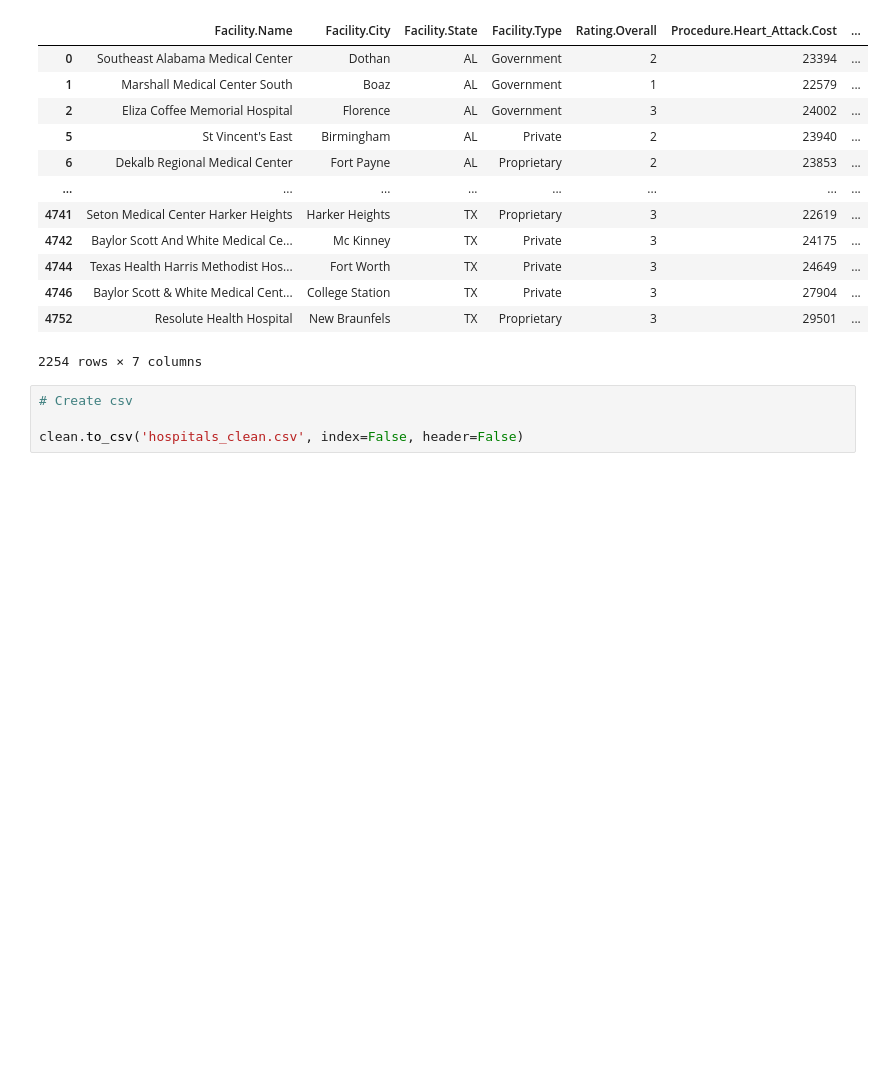
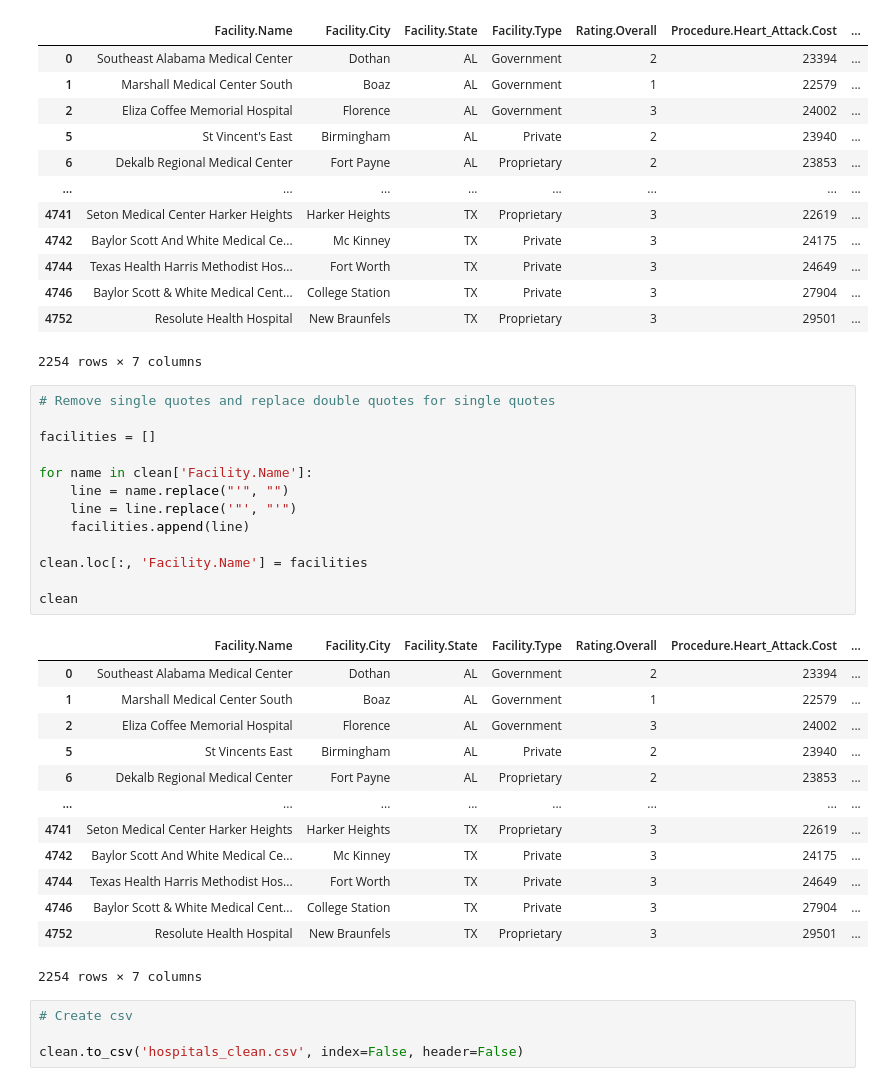
Before and after one commit to LuisA-15/BDNR_Project, a Jupyter notebook: Cassandra/tools/Limpieza_csv/Cassandra.ipynb, the cells around one changed output. Cells and saved outputs as stored; diff of their text form; blank space fills up the shorter version.

```diff
--- a/Cassandra/tools/Limpieza_csv/Cassandra.ipynb
+++ b/Cassandra/tools/Limpieza_csv/Cassandra.ipynb
@@ -134,6 +134,33 @@ clean
 | 4746 | Baylor Scott & White Medical Cent... | College Station | TX | Private | 3 | 27904 | ... |
 | 4752 | Resolute Health Hospital | New Braunfels | TX | Proprietary | 3 | 29501 | ... |
 2254 rows × 7 columns
+# %%
+# Remove single quotes and replace double quotes for single quotes
+
+facilities = []
+
+for name in clean['Facility.Name']:
+    line = name.replace("'", "")
+    line = line.replace('"', "'")
+    facilities.append(line)
+
+clean.loc[:, 'Facility.Name'] = facilities
+
+clean
+# %% [output]
+|  | Facility.Name | Facility.City | Facility.State | Facility.Type | Rating.Overall | Procedure.Heart_Attack.Cost | ... |
+| 0 | Southeast Alabama Medical Center | Dothan | AL | Government | 2 | 23394 | ... |
+| 1 | Marshall Medical Center South | Boaz | AL | Government | 1 | 22579 | ... |
+| 2 | Eliza Coffee Memorial Hospital | Florence | AL | Government | 3 | 24002 | ... |
+| 5 | St Vincents East | Birmingham | AL | Private | 2 | 23940 | ... |
+| 6 | Dekalb Regional Medical Center | Fort Payne | AL | Proprietary | 2 | 23853 | ... |
+| ... | ... | ... | ... | ... | ... | ... | ... |
+| 4741 | Seton Medical Center Harker Heights | Harker Heights | TX | Proprietary | 3 | 22619 | ... |
+| 4742 | Baylor Scott And White Medical Ce... | Mc Kinney | TX | Private | 3 | 24175 | ... |
+| 4744 | Texas Health Harris Methodist Hos... | Fort Worth | TX | Private | 3 | 24649 | ... |
+| 4746 | Baylor Scott & White Medical Cent... | College Station | TX | Private | 3 | 27904 | ... |
+| 4752 | Resolute Health Hospital | New Braunfels | TX | Proprietary | 3 | 29501 | ... |
+2254 rows × 7 columns
 # %%
 # Create csv
 
```
Also changed, not shown: 5 other files.
